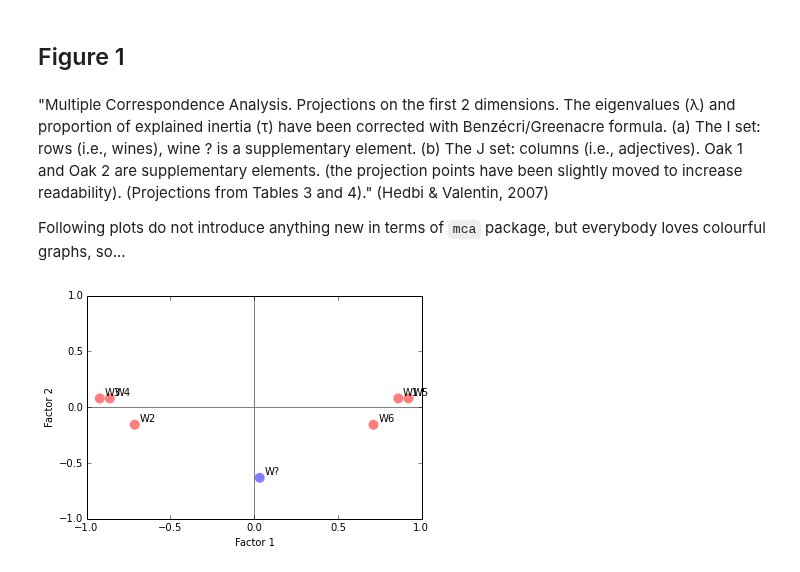
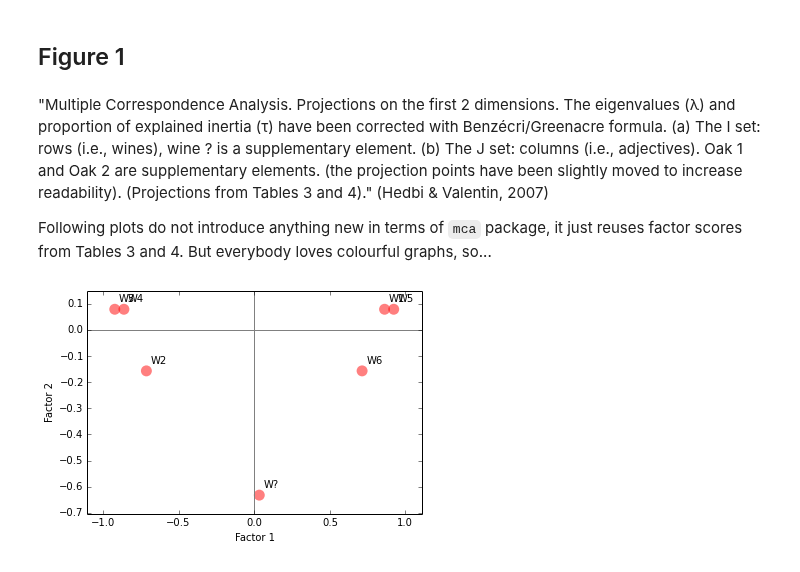
Before and after one commit to esafak/mca, a Jupyter notebook: docs/mca-BurgundiesExample.ipynb, the cells around one changed output. Saved outputs shown, nothing was run; the diff lists cells and outputs as text; code cells hidden in the pictures.

```diff
--- a/docs/mca-BurgundiesExample.ipynb
+++ b/docs/mca-BurgundiesExample.ipynb
@@ -191,25 +203,23 @@ proportion of explained inertia (τ) have been corrected with Benzécri/Greenacr
 supplementary elements. (the projection points have been slightly moved to increase readability). (Projections
 from Tables 3 and 4)." (Hedbi & Valentin, 2007)
 
-Following plots do not introduce anything new in terms of `mca` package, but everybody loves colourful graphs, so...
+Following plots do not introduce anything new in terms of `mca` package, it just reuses factor scores from Tables 3 and 4. But everybody loves colourful graphs, so...
 # %%
 %matplotlib inline
 import matplotlib.pyplot as plt
 
-xsys = mca_ben.fs_r(N=2).T
-xy = mca_ben.fs_r_sup(pd.DataFrame([i_sup]), N=2)[0]
+points = table3.loc[fs].values
+labels = table3.columns.values
 
 plt.figure()
-plt.axis([-1, 1, -1, 1])
+plt.margins(0.1)
 plt.axhline(0, color='gray')
 plt.axvline(0, color='gray')
 plt.xlabel('Factor 1')
 plt.ylabel('Factor 2')
-plt.scatter(*xsys, s=100, marker='o', c='r', alpha=.5, linewidths=0)
-for i, x, y in zip(X.index, *xsys):
-    plt.annotate(i, xy=(x, y), xytext=(x + .03, y + .03))
-plt.scatter(*xy, s=100, marker='o', c='b', alpha=.5, linewidths=0)
-plt.annotate('W?', xy=xy, xytext=(xy + .03))
+plt.scatter(*points, s=120, marker='o', c='r', alpha=.5, linewidths=0)
+for label, x, y in zip(labels, *points):
+    plt.annotate(label, xy=(x, y), xytext=(x + .03, y + .03))
 plt.show()
 # %% [output]
-[figure, old version]
+[figure, new version]
```
Also changed, not shown: parts of 5 cells of this notebook, 1 other file.
